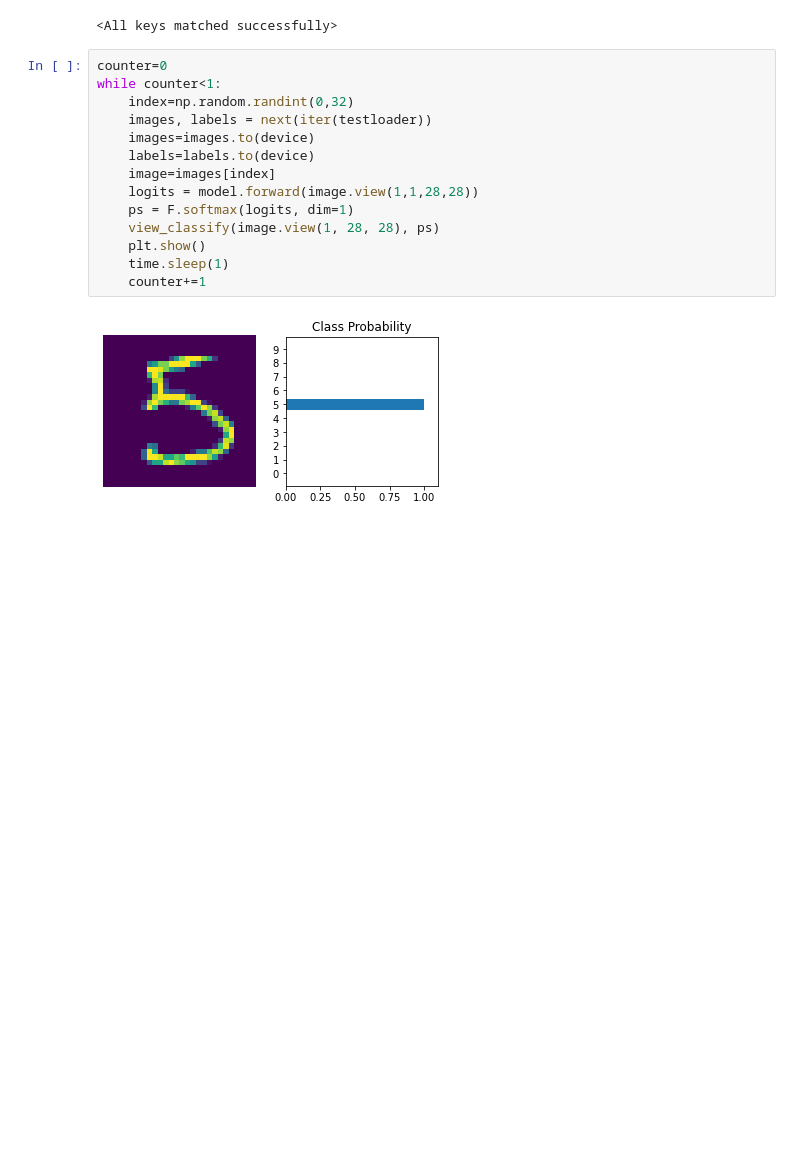
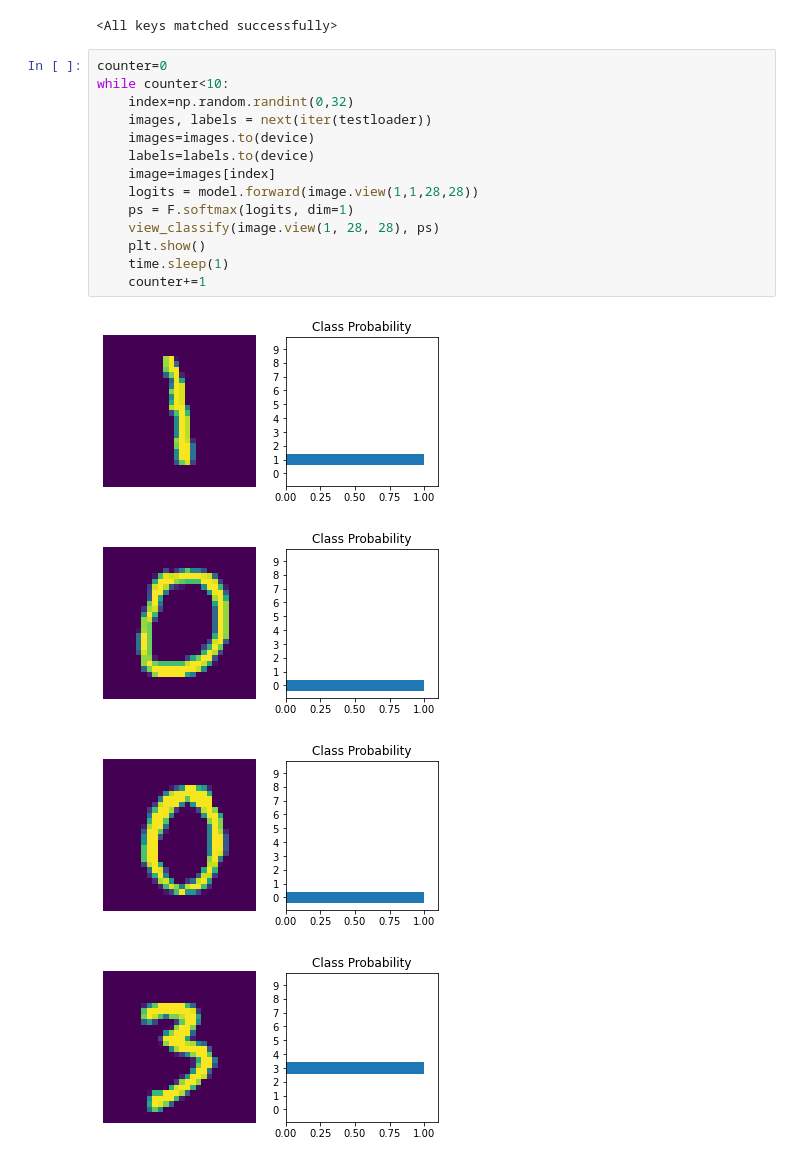
Before and after one commit to Abubakr1710/Deep-Learning, a Jupyter notebook: cnn_mnist.ipynb, the cells around one changed output. Saved outputs shown, nothing was run; the diff lists cells and outputs as text; blank space fills up the shorter version.

```diff
--- a/cnn_mnist.ipynb
+++ b/cnn_mnist.ipynb
@@ -194,17 +194,20 @@ print(model.load_state_dict(state_dict))
 <All keys matched successfully>
 # %%
 counter=0
-while counter<1:
+while counter<10:
     index=np.random.randint(0,32)
     images, labels = next(iter(testloader))
     images=images.to(device)
     labels=labels.to(device)
     image=images[index]
     logits = model.forward(image.view(1,1,28,28))
     ps = F.softmax(logits, dim=1)
     view_classify(image.view(1, 28, 28), ps)
     plt.show()
     time.sleep(1)
     counter+=1
 # %% [output]
-[figure, old version]
+[figure, new version]
+[figure, added]
+[figure, added]
+[figure, added]
```
Also changed, not shown: parts of 1 cell of this notebook.
